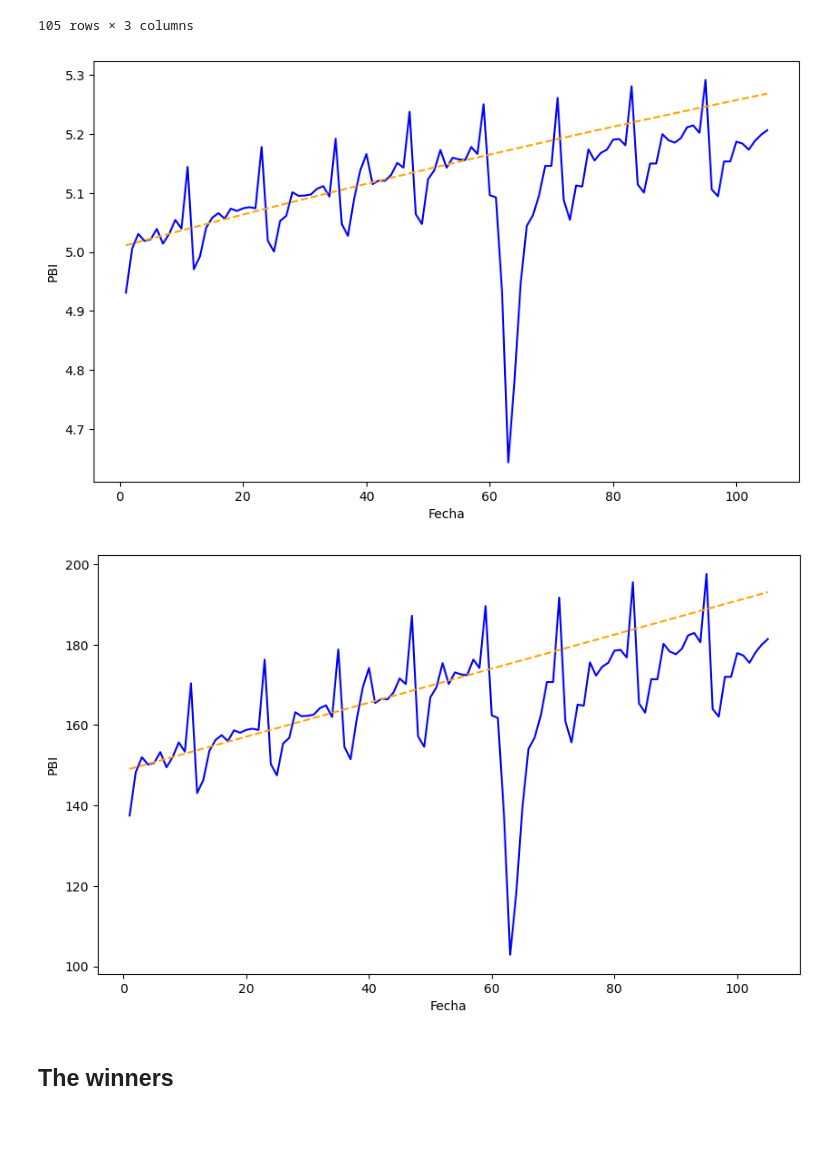
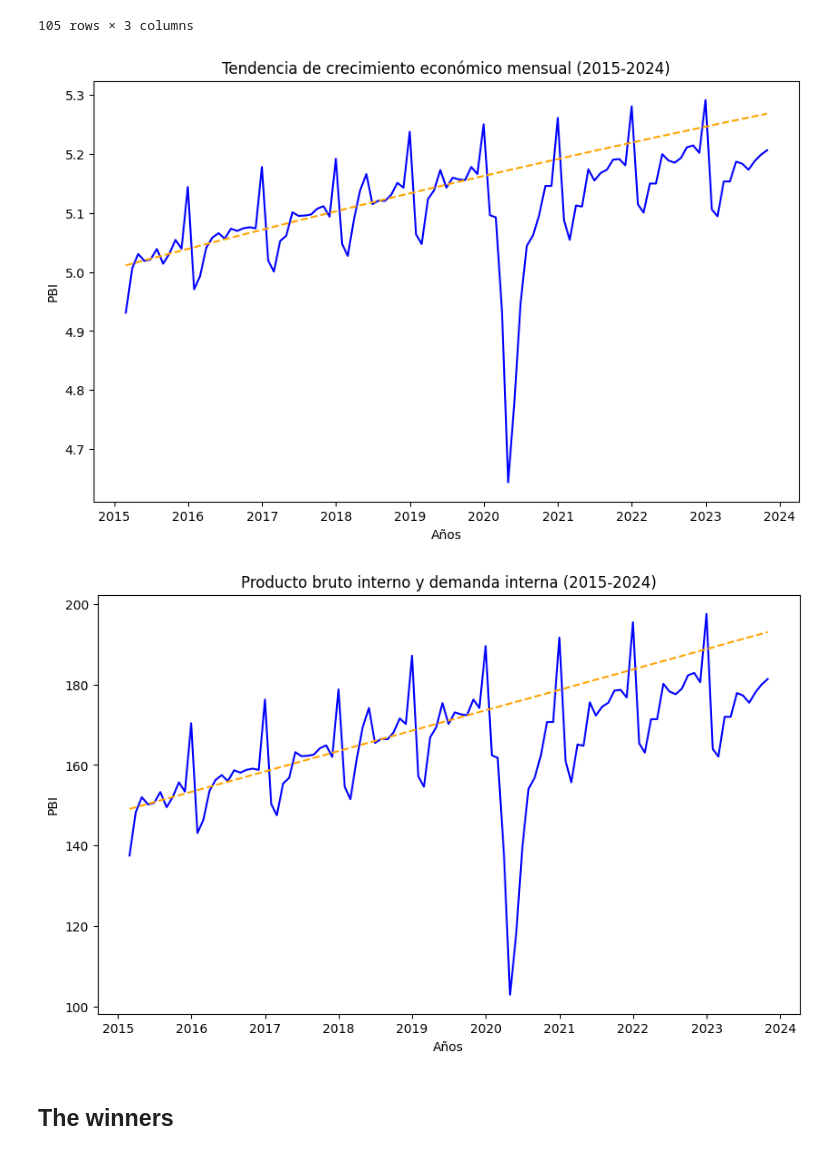
Before and after one commit to qlab-intro-python/tarea-4-mundaca-arce, a Jupyter notebook: tarea_4.ipynb, the cells around one changed output. Cells and saved outputs as stored; diff of their text form; code cells hidden in the pictures; blank space fills up the shorter version.

```diff
--- a/tarea_4.ipynb
+++ b/tarea_4.ipynb
@@ -170,4 +159,9 @@ See the caveats in the documentation: https://pandas.pydata.org/pandas-docs/stab
 # %%
+#Tenemos nuestra serie contrafactual
+serie_prepandemica2=serie[145:250].copy()  # Hacemos una copia
+serie_prepandemica2.loc[:, 'Tiempo'] = range(1, len(serie_prepandemica2) + 1)
+serie_prepandemica2 = serie_prepandemica2.reset_index(drop=True)
+
 #Obtenemos el logaritmo para desestacionaliar
 serie_prepandemica2['Log_PBI'] = np.log1p(serie_prepandemica2['Producto bruto interno y demanda interna (índice 2007=100) - PBI'])
 serie_prepandemica2
@@ -214,26 +208,52 @@ serie_sin_pandemia
 | 104 | 105 | 193.061713 | 5.268176 |
 105 rows × 3 columns
 # %%
+import matplotlib.dates as mdates
+
+# Asegúrate de que 'Tiempo' es una columna de fechas
+serie_prepandemica2['Tiempo'] = pd.date_range(start='2015-02-01', periods=len(serie_prepandemica2), freq='M')
+serie_sin_pandemia['X'] = pd.date_range(start='2015-02-01', periods=len(serie_sin_pandemia), freq='M')
+
 #Hacemos el comparativo desestacionalizado
 plt.figure(figsize=(10, 6))
 plt.plot(serie_prepandemica2['Tiempo'], serie_prepandemica2['Log_PBI'], label='PBI', color='blue')
 plt.plot(serie_sin_pandemia['X'], serie_sin_pandemia['Log_Y'], label='Tendencia Previa a la Pandemia (OLS)', linestyle='--', color='orange')
-plt.xlabel('Fecha')
+
+# Formatea el eje x para mostrar las fechas
+ax = plt.gca()
+ax.xaxis.set_major_formatter(mdates.DateFormatter('%Y'))
+ax.xaxis.set_major_locator(mdates.YearLocator())
+ax.set_title('Tendencia de crecimiento económico mensual (2015-2024)')
+
+plt.xlabel('Años')
 plt.ylabel('PBI')
 plt.show()
 # %% [output]
-[figure, old version]
+[figure, new version]
 # %%
-#Analizamos la tendencia sin desestacionalizar
+#Importamos
+import matplotlib.dates as mdates
+
+# Asegúrate de que 'Tiempo' es una columna de fechas
+serie_prepandemica2['Tiempo'] = pd.date_range(start='2015-02-01', periods=len(serie_prepandemica2), freq='M')
+serie_sin_pandemia['X'] = pd.date_range(start='2015-02-01', periods=len(serie_sin_pandemia), freq='M')
+
+#Hacemos el comparativo desestacionalizado
 plt.figure(figsize=(10, 6))
 plt.plot(serie_prepandemica2['Tiempo'], serie_prepandemica2['Producto bruto interno y demanda interna (índice 2007=100) - PBI'], label='PBI', color='blue')
 plt.plot(serie_sin_pandemia['X'], serie_sin_pandemia['Y'], label='Tendencia Previa a la Pandemia (OLS)', linestyle='--', color='orange')
-plt.xlabel('Fecha')
+
+# Formatea el eje x para mostrar las fechas
+ax = plt.gca()
+ax.xaxis.set_major_formatter(mdates.DateFormatter('%Y'))
+ax.xaxis.set_major_locator(mdates.YearLocator())
+ax.set_title('Producto bruto interno y demanda interna (2015-2024)')
+
+plt.xlabel('Años')
 plt.ylabel('PBI')
 plt.show()
-#Se puede observar que el PBI ha tenido un crecimiento constante, se vio interrumpido durante la primera etapa de la pandemia, pero pudo realzarse
 # %% [output]
-[figure, old version]
+[figure, new version]
 # %% [markdown]
 ## The winners
 # %% [markdown]
```
Also changed, not shown: parts of 3 cells of this notebook.
